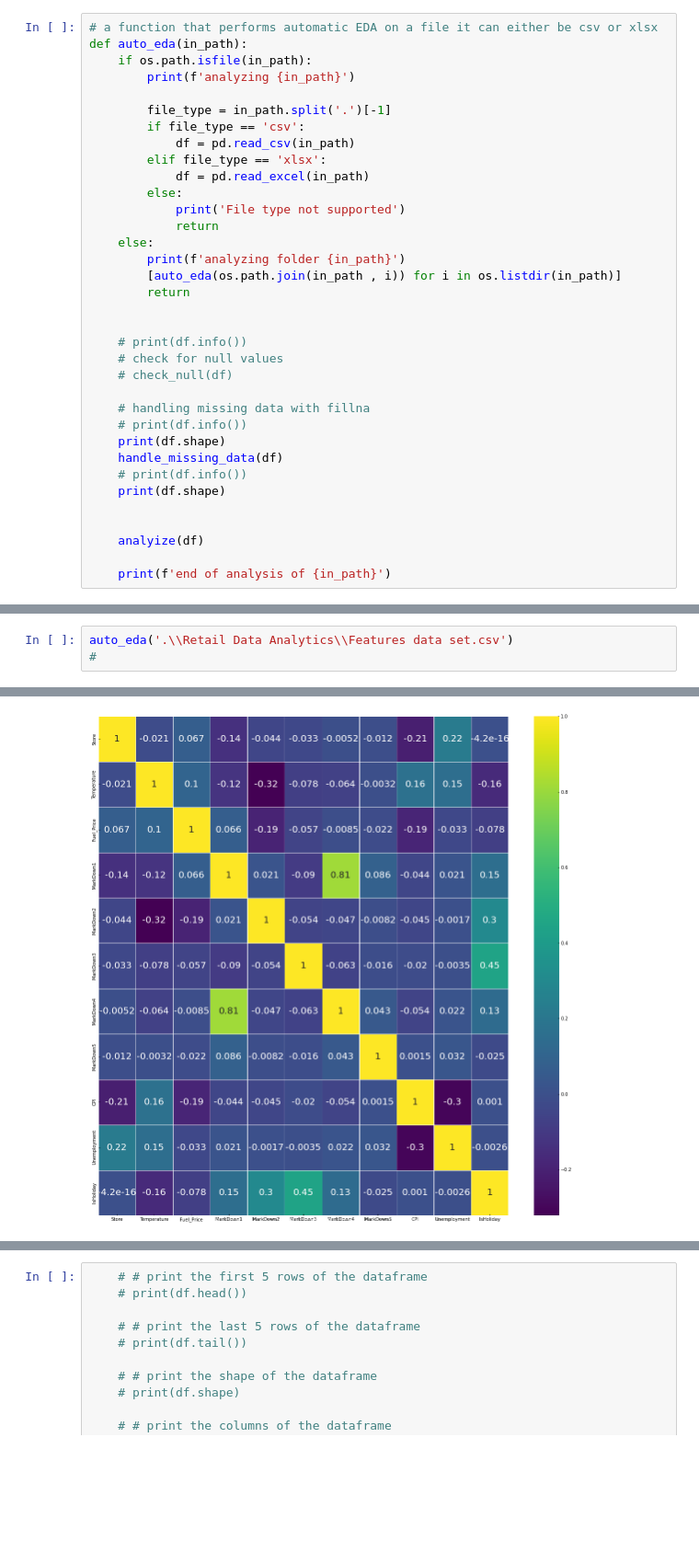
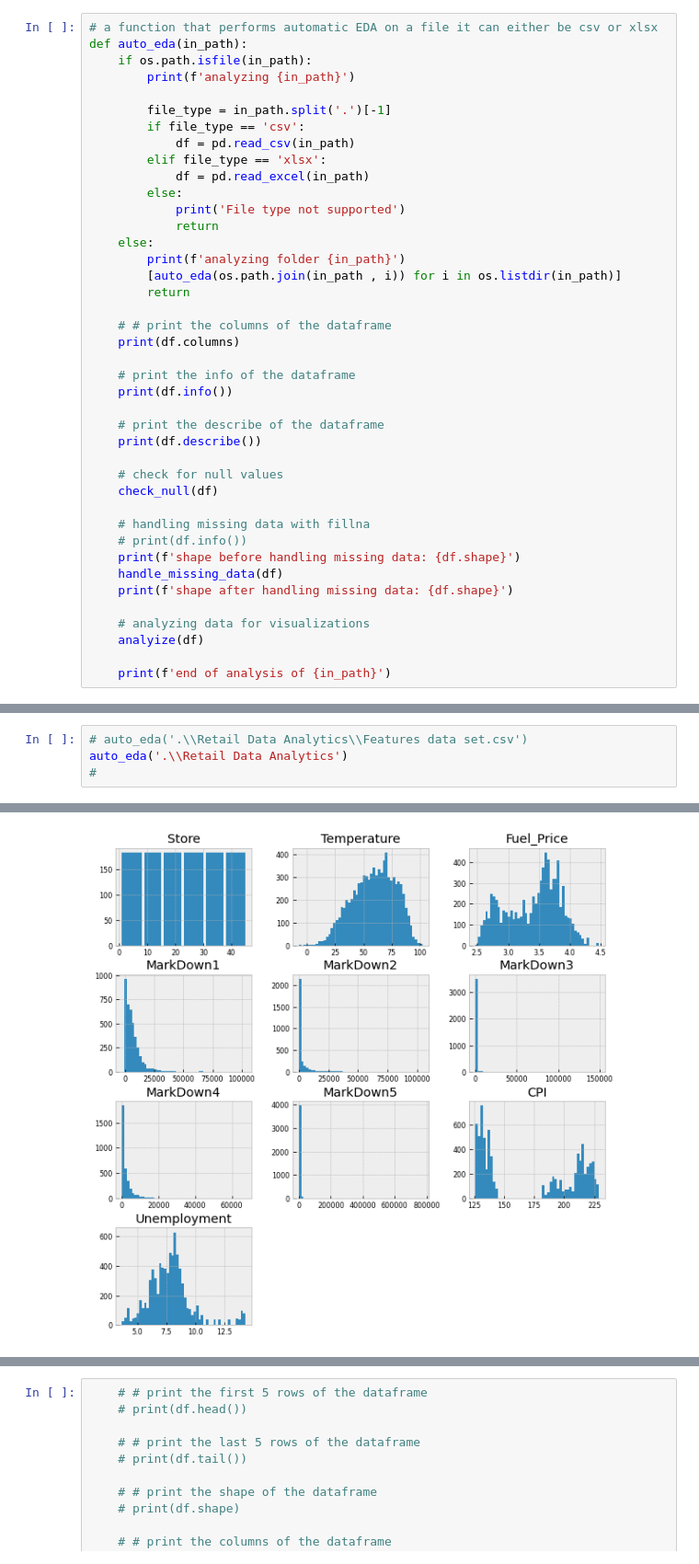
Before and after one commit to Shehab37/automated-EDA, a Jupyter notebook: EDA.ipynb, the cells around one changed output, grey strips where cells are left out. Shown at 92% size. Saved outputs shown, nothing was run; the diff lists cells and outputs as text; blank space fills up the shorter version.

Commit message:
more visualizations

```diff
--- a/EDA.ipynb
+++ b/EDA.ipynb
@@ -78,19 +88,25 @@ def auto_eda(in_path):
         [auto_eda(os.path.join(in_path , i)) for i in os.listdir(in_path)]
         return
 
+    # # print the columns of the dataframe
+    print(df.columns)
 
-    # print(df.info())
+    # print the info of the dataframe
+    print(df.info())
+
+    # print the describe of the dataframe
+    print(df.describe())
+
     # check for null values
-    # check_null(df)
+    check_null(df)
 
     # handling missing data with fillna
     # print(df.info())
-    print(df.shape)
+    print(f'shape before handling missing data: {df.shape}')
     handle_missing_data(df)
-    # print(df.info())
-    print(df.shape)
+    print(f'shape after handling missing data: {df.shape}')
 
-
+    # analyzing data for visualizations
     analyize(df)
 
     print(f'end of analysis of {in_path}')
@@ -116,4 +144,5 @@ end of analysis of .\data police shootings\fatal-police-shootings-data.csv
 # %%
-auto_eda('.\\Retail Data Analytics\\Features data set.csv')
+# auto_eda('.\\Retail Data Analytics\\Features data set.csv')
+auto_eda('.\\Retail Data Analytics')
 #
 # %% [output]
@@ -125 +166 @@ List of dropped columns: MarkDown2,
-[figure, old version]
+[figure, new version]
```
Also changed, not shown: parts of 6 cells of this notebook.
